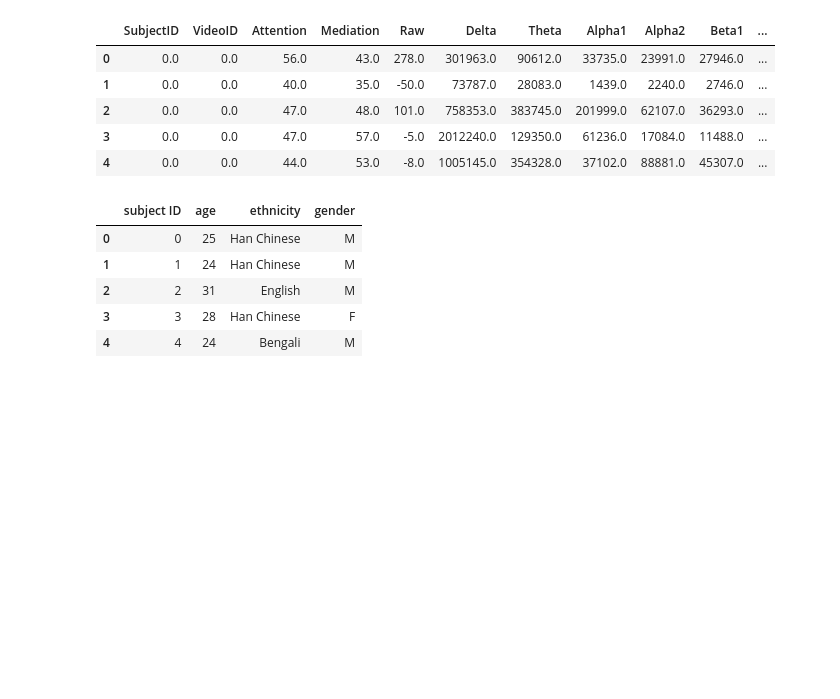
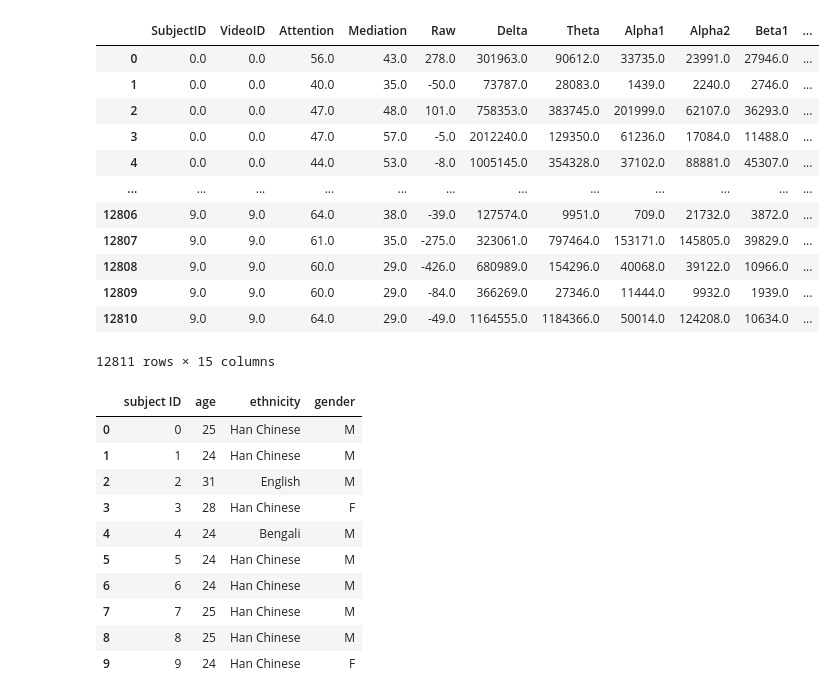
Before and after one commit to ShoaibFarooqui/project-one, a Jupyter notebook: eeg-analysis.ipynb, the cells around one changed output. Cells and saved outputs as stored; diff of their text form; code cells hidden in the pictures; blank space fills up the shorter version.

```diff
--- a/eeg-analysis.ipynb
+++ b/eeg-analysis.ipynb
@@ -5,16 +5,23 @@ import pandas as pd
 eeg_data_df = pd.read_csv("resources/EEG_data.csv")
 eeg_demo_df = pd.read_csv("resources/demographic_info.csv")
 # %%
-eeg_data_df.head()
+eeg_data_df
 # %% [output]
 |  | SubjectID | VideoID | Attention | Mediation | Raw | Delta | Theta | Alpha1 | Alpha2 | Beta1 | ... |
 | 0 | 0.0 | 0.0 | 56.0 | 43.0 | 278.0 | 301963.0 | 90612.0 | 33735.0 | 23991.0 | 27946.0 | ... |
 | 1 | 0.0 | 0.0 | 40.0 | 35.0 | -50.0 | 73787.0 | 28083.0 | 1439.0 | 2240.0 | 2746.0 | ... |
 | 2 | 0.0 | 0.0 | 47.0 | 48.0 | 101.0 | 758353.0 | 383745.0 | 201999.0 | 62107.0 | 36293.0 | ... |
 | 3 | 0.0 | 0.0 | 47.0 | 57.0 | -5.0 | 2012240.0 | 129350.0 | 61236.0 | 17084.0 | 11488.0 | ... |
 | 4 | 0.0 | 0.0 | 44.0 | 53.0 | -8.0 | 1005145.0 | 354328.0 | 37102.0 | 88881.0 | 45307.0 | ... |
+| ... | ... | ... | ... | ... | ... | ... | ... | ... | ... | ... | ... |
+| 12806 | 9.0 | 9.0 | 64.0 | 38.0 | -39.0 | 127574.0 | 9951.0 | 709.0 | 21732.0 | 3872.0 | ... |
+| 12807 | 9.0 | 9.0 | 61.0 | 35.0 | -275.0 | 323061.0 | 797464.0 | 153171.0 | 145805.0 | 39829.0 | ... |
+| 12808 | 9.0 | 9.0 | 60.0 | 29.0 | -426.0 | 680989.0 | 154296.0 | 40068.0 | 39122.0 | 10966.0 | ... |
+| 12809 | 9.0 | 9.0 | 60.0 | 29.0 | -84.0 | 366269.0 | 27346.0 | 11444.0 | 9932.0 | 1939.0 | ... |
+| 12810 | 9.0 | 9.0 | 64.0 | 29.0 | -49.0 | 1164555.0 | 1184366.0 | 50014.0 | 124208.0 | 10634.0 | ... |
+12811 rows × 15 columns
 # %%
-eeg_demo_df.head()
+eeg_demo_df
 # %% [output]
 |  | subject ID | age | ethnicity | gender |
 | 0 | 0 | 25 | Han Chinese | M |
@@ -22,3 +29,8 @@ eeg_demo_df.head()
 | 2 | 2 | 31 | English | M |
 | 3 | 3 | 28 | Han Chinese | F |
 | 4 | 4 | 24 | Bengali | M |
+| 5 | 5 | 24 | Han Chinese | M |
+| 6 | 6 | 24 | Han Chinese | M |
+| 7 | 7 | 25 | Han Chinese | M |
+| 8 | 8 | 25 | Han Chinese | M |
+| 9 | 9 | 24 | Han Chinese | F |
```
Also changed, not shown: parts of 3 cells of this notebook.
